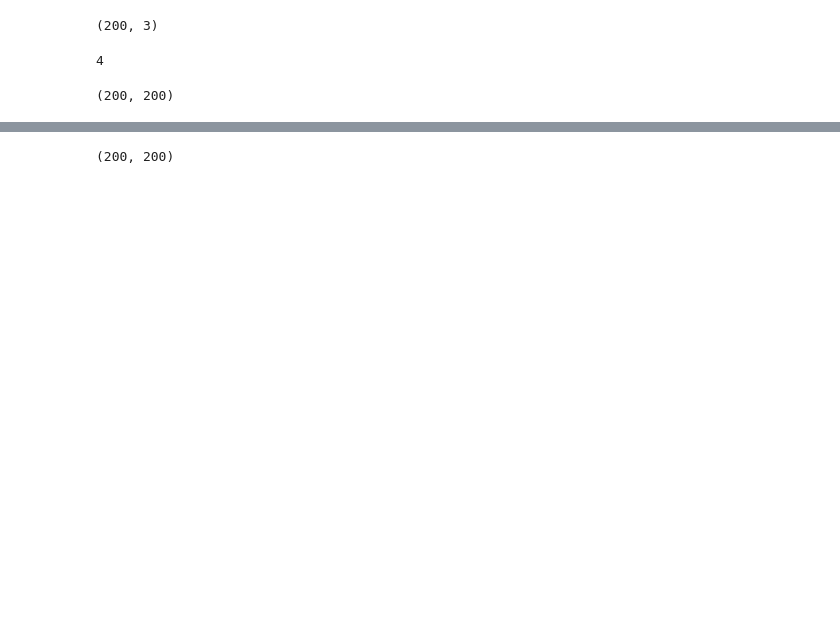
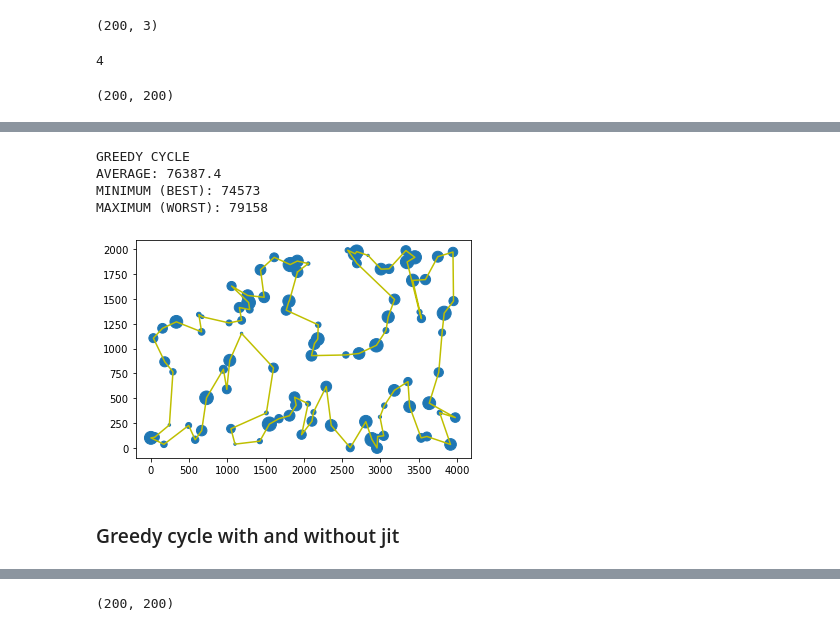
Before and after one commit to HubertRadom/EvolutionaryComputation, a Jupyter notebook: lab1/lab1.ipynb, the cells around one changed output, grey strips where cells are left out. Drawn from its saved outputs; the diff is of its cells as text; code cells hidden in the pictures; blank space fills up the shorter version.

```diff
--- a/lab1/lab1.ipynb
+++ b/lab1/lab1.ipynb
@@ -128,0 +133,2 @@ print(calculate_objective_function(solution, cost_matrix))
+# %%
+greedy_cycle_jit = jit()(greedy_cycle)
@@ -209,0 +234,16 @@ MAXIMUM (WORST): 79158
+# %%
+## jitted
+mean_obj_func_val, max_obj_func_value, min_obj_func_value, greedy_sol = test_solver(greedy_cycle_jit, cost_matrix, 200)
+print('GREEDY CYCLE')
+print('AVERAGE:', mean_obj_func_val)
+print('MINIMUM (BEST):', min_obj_func_value)
+print('MAXIMUM (WORST):', max_obj_func_value)
+plot(data, greedy_sol)
+# %% [output]
+GREEDY CYCLE
+AVERAGE: 76387.4
+MINIMUM (BEST): 74573
+MAXIMUM (WORST): 79158
+[figure, added]
+# %% [markdown]
+### Greedy cycle with and without jit
```
Also changed, not shown: parts of 23 cells of this notebook.
